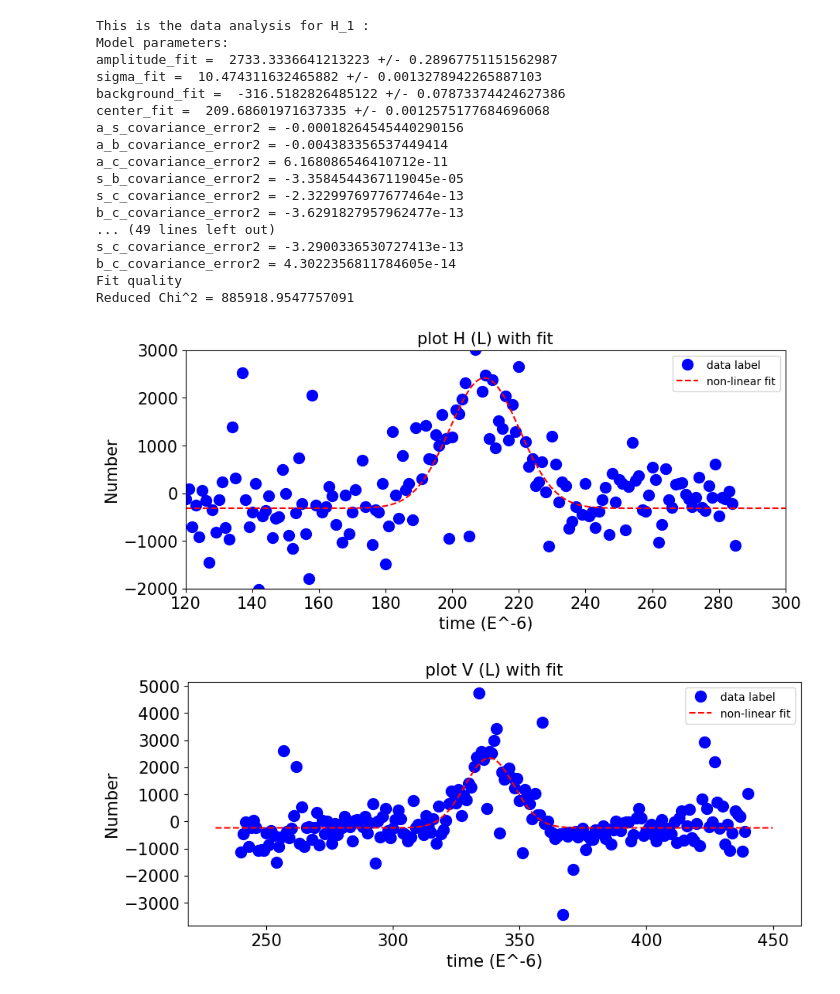
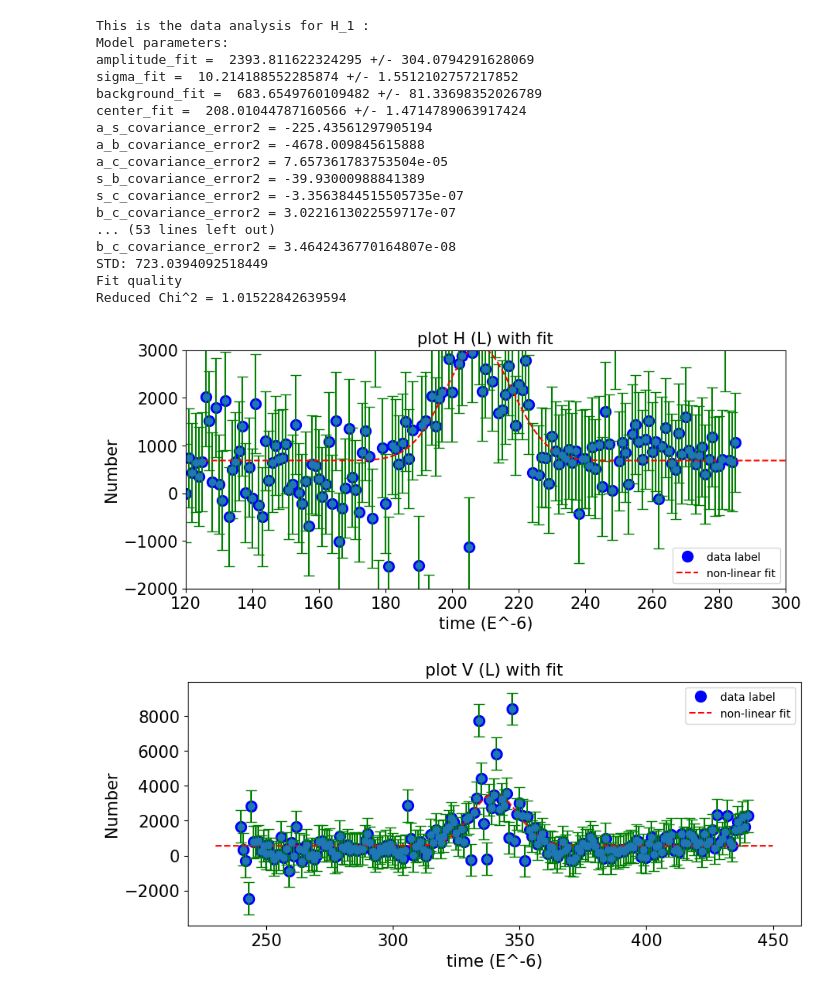
Before and after one commit to Hjhiinu/AtomImaging, a Jupyter notebook: atom_analysis.ipynb, the cells around one changed output. Drawn from its saved outputs; the diff is of its cells as text; code cells hidden in the pictures.

```diff
--- a/atom_analysis.ipynb
+++ b/atom_analysis.ipynb
@@ -190,9 +173,11 @@ def analysis(x_data,y_data,iP,type,y_error):
   print("s_c_covariance_error2 =", s_c_covariance_error2)
   print("b_c_covariance_error2 =", b_c_covariance_error2)
   Atom_Number_Fit = abs(np.sqrt(2 * np.pi) * sigma_fit * amplitude_fit)
-  Atom_Number_Fit_Errorbar=np.sqrt(sigma_error_squared*abs(amplitude_fit**2)+amplitude_error_squared*abs(sigma_fit**2))        #Atom num errorbar
+  Atom_Number_Fit_Errorbar=np.sqrt(sigma_error_squared*abs(amplitude_fit**2)+amplitude_error_squared*abs(sigma_fit**2)+2*abs(amplitude_fit*sigma_fit)*a_s_covariance_error2)     #Atom num errorbar
   yModel_i = yModel( x_data, amplitude_fit,sigma_fit, background_fit, center_fit)              # Calculate the Y-array (yModel_i) for the values of the fit at the x_data points
   residuals_y = y_data - yModel_i
+  std=np.std(residuals_y,ddof=1)
+  print("STD: "+str(std))
   if(y_error is None):
       residuals_y_normalized=residuals_y
   else:
@@ -205,44 +190,44 @@ def analysis(x_data,y_data,iP,type,y_error):
   print("Fit quality")
   print("Reduced Chi^2 =", Reduced_Chi_squared)
 
-  return [amplitude_fit, sigma_fit, background_fit, center_fit, Atom_Number_Fit,Atom_Number_Fit_Errorbar]
+  return [amplitude_fit, sigma_fit, background_fit, center_fit, Atom_Number_Fit,Atom_Number_Fit_Errorbar,residuals_y,residuals_y_normalized]
 # %%
-H1=analysis(B_x,B_y,initialParameters_H_1,"H_1",None)  #set Errorbar to None right now    #test_errorbar [0.1 for _ in range(217)]
-B_a,B_s,B_b,B_c,Num_1_H,Num_1_H_errorbar=H1[0],H1[1],H1[2],H1[3],H1[4],H1[5]
+H1=analysis(B_x,B_y,initialParameters_H_1,"H_1",[1037.418182238494 for _ in range(217)])  #set Errorbar to None right now    #test_errorbar [723.0394092518447 for _ in range(217)]
+B_a,B_s,B_b,B_c,Num_1_H,Num_1_H_errorbar,H1_residual,H1_normalized_residual=H1[0],H1[1],H1[2],H1[3],H1[4],H1[5],H1[6],H1[7]
 print("")
 print("")
 print("")
 
-V1=analysis(F_x,F_y,initialParameters_V_1,"V_1",None)  #set Errorbar to None right now
-F_a,F_s,F_b,F_c,Num_1_V,Num_1_V_errorbar=V1[0],V1[1],V1[2],V1[3],V1[4],V1[5]
+V1=analysis(F_x,F_y,initialParameters_V_1,"V_1",[916.7806335231724 for _ in range(201)])  #set Errorbar to None right now
+F_a,F_s,F_b,F_c,Num_1_V,Num_1_V_errorbar,V1_residual,V1_normalized_residual=V1[0],V1[1],V1[2],V1[3],V1[4],V1[5],V1[6],V1[7]
 print("")
 print("")
 print("")
-H2=analysis(D_x,D_y,initialParameters_H_2,"H_2",None)
+H2=analysis(D_x,D_y,initialParameters_H_2,"H_2",[822.1853269328026 for _ in range(137)])
 D_a,D_s,D_b,D_c,Num_2_H,Num_2_H_errorbar=H2[0],H2[1],H2[2],H2[3],H2[4],H2[5]
 print("")
 print("")
 print("")
-V2=analysis(H_x,H_y,initialParameters_V_2,"V_2",None)  #set Errorbar to None right now
+V2=analysis(H_x,H_y,initialParameters_V_2,"V_2",[723.0394092518447 for _ in range(201)])  #set Errorbar to None right now
 H_a,H_s,H_b,H_c,Num_2_V,Num_2_V_errorbar=V2[0],V2[1],V2[2],V2[3],V2[4],V2[5]
 # %% [output]
 This is the data analysis for H_1 :
 Model parameters:
-amplitude_fit =  2733.3336641213223 +/- 0.28967751151562987
-sigma_fit =  10.474311632465882 +/- 0.0013278942265887103
-background_fit =  -316.5182826485122 +/- 0.07873374424627386
-center_fit =  209.68601971637335 +/- 0.0012575177684696068
-a_s_covariance_error2 = -0.00018264545440290156
-a_b_covariance_error2 = -0.004383356537449414
-a_c_covariance_error2 = 6.168086546410712e-11
-s_b_covariance_error2 = -3.3584544367119045e-05
-s_c_covariance_error2 = -2.3229976977677464e-13
-b_c_covariance_error2 = -3.6291827957962477e-13
-... (49 lines left out)
-s_c_covariance_error2 = -3.2900336530727413e-13
-b_c_covariance_error2 = 4.3022356811784605e-14
+amplitude_fit =  2393.811622324295 +/- 304.0794291628069
+sigma_fit =  10.214188552285874 +/- 1.5512102757217852
+background_fit =  683.6549760109482 +/- 81.33698352026789
+center_fit =  208.01044787160566 +/- 1.4714789063917424
+a_s_covariance_error2 = -225.43561297905194
+a_b_covariance_error2 = -4678.009845615888
+a_c_covariance_error2 = 7.657361783753504e-05
+s_b_covariance_error2 = -39.93000988841389
+s_c_covariance_error2 = -3.3563844515505735e-07
+b_c_covariance_error2 = 3.0221613022559717e-07
+... (53 lines left out)
+b_c_covariance_error2 = 3.4642436770164807e-08
+STD: 723.0394092518449
 Fit quality
-Reduced Chi^2 = 885918.9547757091
+Reduced Chi^2 = 1.01522842639594
 # %%
 fig5=plt.figure(5,figsize=(10,4))                                             # create new figure for plotting
 
@@ -256,7 +241,7 @@ plt.xlabel('time (E^-6)', fontsize=15)                            # Add the x-ax
 plt.xticks(size=15)                                            # adjust the size of the x-axis tick number labels
 
 
-#plt.errorbar(x_data, y_data, y_errorbars, fmt='o', ecolor='green', capsize=5)   # Add error bars
+plt.errorbar(B_x, B_y, [1037.418182238494 for _ in range(217)], fmt='o', ecolor='green', capsize=5)   # Add error bars
 
 # Generate the points for the fitting curve (linear function in this case)
 x_fit = np.linspace(120,300,500)                    # Generate an ordered array of 100 x-values between -0.3 and 4.3
@@ -272,33 +257,33 @@ plt.legend()
 plt.show()
 
 
 
 
 
 fig6=plt.figure(4,figsize=(10,4))                                             # create new figure for plotting
 
 plt.plot(F_x, F_y, 'blue', linestyle='none', marker='o', markerfacecolor='blue', markersize=10, label='data label')  # make the plot with round markers
 plt.title('plot V (L) with fit', fontsize=15)                           # Add the plot title
 
 plt.ylabel('Number', fontsize=15)                     # Add the y-axis label, "fontsize" is optional
 plt.yticks(size=15)                                            # adjust the size of the y-axis tick number labels
 
 plt.xlabel('time (E^-6)', fontsize=15)                            # Add the x-axis label, "fontsize" is optional
 plt.xticks(size=15)                                            # adjust the size of the x-axis tick number labels
 
 
-#plt.errorbar(x_data, y_data, y_errorbars, fmt='o', ecolor='green', capsize=5)   # Add error bars
+plt.errorbar(F_x, F_y, [916.7806335231724 for _ in range(201)], fmt='o', ecolor='green', capsize=5)   # Add error bars
 
 # Generate the points for the fitting curve (linear function in this case)
 x_fit = np.linspace(230,450,500)                    # Generate an ordered array of 100 x-values between -0.3 and 4.3
 y_fit = yModel(x_fit, F_a, F_s, F_b, F_c)                  # Generate the y-values for the fitting curve (linear in this case)
 
 plt.plot(x_fit,y_fit, 'r--', label='non-linear fit')                         # Plot the fit as a dashed red line on top of the original plot
 
 # Add in legend
 plt.legend()
 
 plt.show()
 # %% [output]
-[figure, old version]
+[figure, new version]
-[figure, old version]
+[figure, new version]
```
Also changed, not shown: parts of 11 cells of this notebook.
